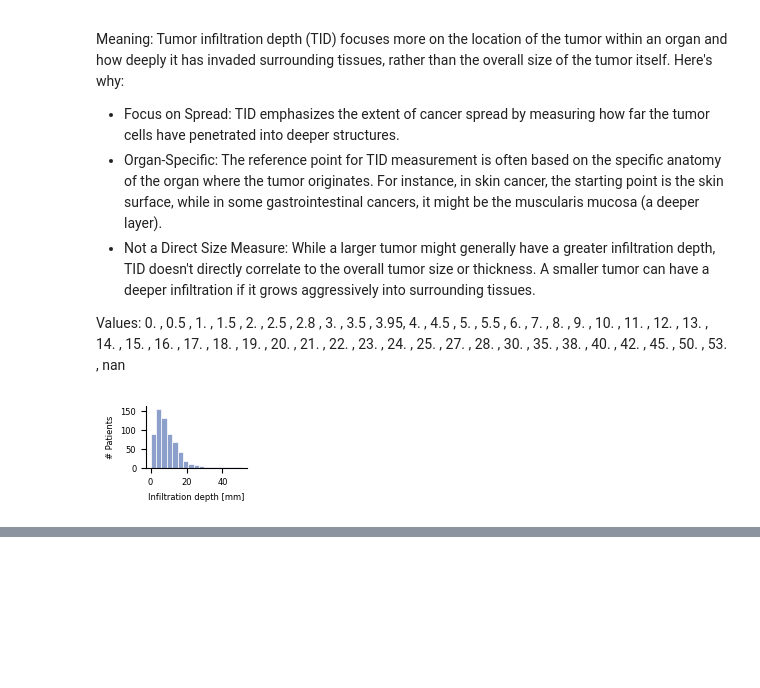
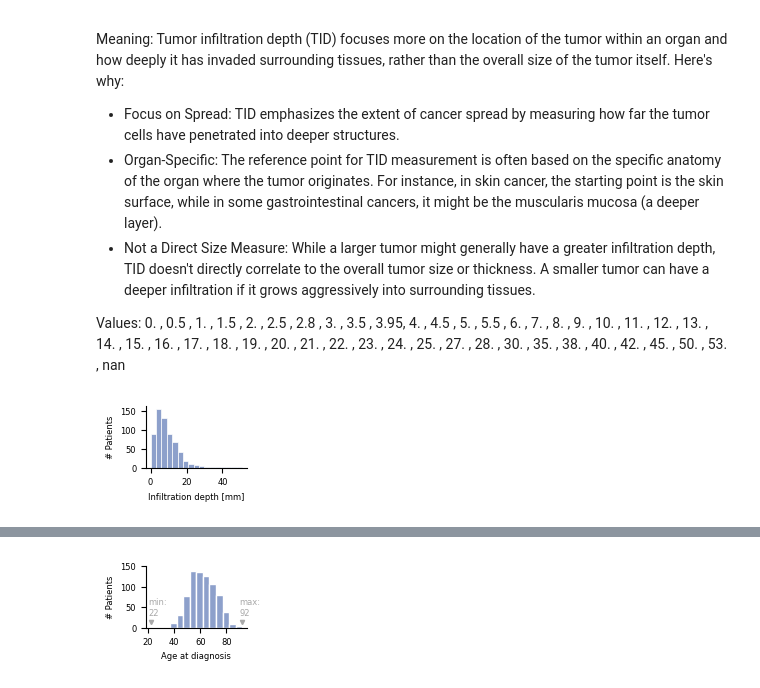
Before and after one commit to ankilab/HANCOCK_MultimodalDataset, a Jupyter notebook: data_exploration/eda_detailed_tabular_data.ipynb, the cells around one changed output, grey strips where cells are left out. Cells and saved outputs as stored; diff of their text form; code cells hidden in the pictures; blank space fills up the shorter version.

```diff
--- a/data_exploration/eda_detailed_tabular_data.ipynb
+++ b/data_exploration/eda_detailed_tabular_data.ipynb
@@ -471,0 +520,18 @@ plt.show()
+# %%
+age = clinical["age_at_initial_diagnosis"]
+bins_age = np.arange(clinical["age_at_initial_diagnosis"].min(),
+                     clinical["age_at_initial_diagnosis"].max() + 1, 5)
+# %%
+plt.figure(figsize=(1.3,0.8))
+plt.hist(age, bins=bins_age, edgecolor="white", color=sns.color_palette("Set2")[2])
+sns.despine()
+plt.ylim([0,150])
+plt.xlabel("Age at diagnosis", fontsize=6)
+plt.ylabel("# Patients", fontsize=6)
+plt.plot(age.min(), 15, "v", color="darkgray", markersize=3)
+plt.plot(age.max(), 15, "v", color="darkgray", markersize=3)
+plt.text(s=f"min:\n{age.min()}", x=20, y=30, color="darkgray")
+plt.text(s=f"max:\n{age.max()}", x=90, y=30, color="darkgray")
+plt.show()
+# %% [output]
+[figure, added]
```
Also changed, not shown: parts of 8 cells of this notebook, 2 other files.
